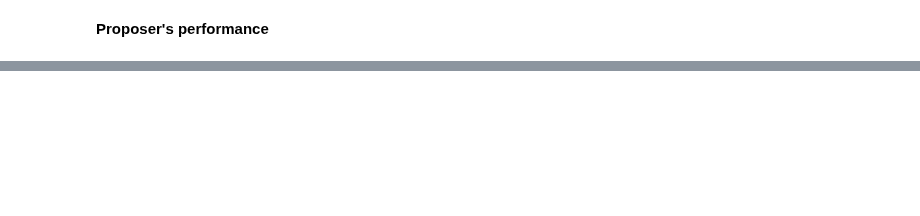
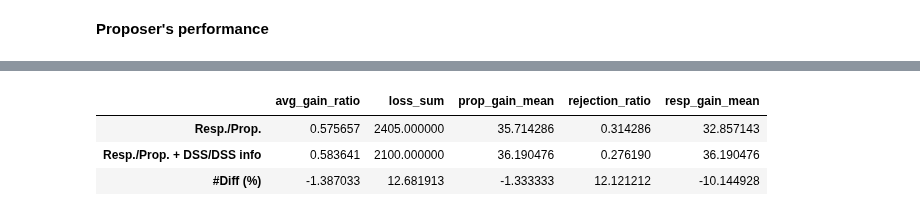
Before and after one commit to afranck64/ultimatum, a Jupyter notebook: notebooks/Data - t12a.ipynb, the cells around one changed output, grey strips where cells are left out. Saved outputs shown, nothing was run; the diff lists cells and outputs as text; code cells hidden in the pictures; blank space fills up the shorter version.

```diff
--- a/notebooks/Data - t12a.ipynb
+++ b/notebooks/Data - t12a.ipynb
@@ -156,0 +198,26 @@ mard:  49.85 %
+# %%
+df_infos = pd.DataFrame()
+#Human (fixed-matching) performance t00
+df_infos = df_infos.append(get_infos(df_full['min_offer'], df_full['offer']), ignore_index=True)
+#Human (cross-matched) average performance t00
+# df_infos = df_infos.append(get_infos(df_full['min_offer'], df_full['offer'], do_cross_compute=True), ignore_index=True)
+# #Human + DSS (fixed-matching) performance t00
+# df_infos = df_infos.append(get_infos(df_full['min_offer'], df_full['offer_final']), ignore_index=True)
+# #Human + DSS(cross-matched) average performance t00
+df_infos = df_infos.append(get_infos(df_full['min_offer_final'], df_full['offer_final']), ignore_index=True)
+#Top-model (fixed 50% prediction) average performance t00
+fixed_offer = MAX_GAIN // 2
+# df_infos = df_infos.append(get_infos(df_full['min_offer'], [fixed_offer], do_cross_compute=True), ignore_index=True)
+
+# df_infos.index = ["Responder", "Proposer (cross matched)", "Responder + DSS info", "Proposer + DSS (cross matched)", "AI-System"]
+df_infos.index = ["Resp./Prop.", "Resp./Prop. + DSS/DSS info"]
+
+# df_infos = df_infos.loc[["Resp./Prop.", "Resp./Prop. + DSS/DSS info"]]
+df_infos = df_infos.append(100*(df_infos.iloc[0] - df_infos.iloc[1]) / df_infos.iloc[0], ignore_index=True)
+df_infos.index = ["Resp./Prop.", "Resp./Prop. + DSS/DSS info", "#Diff (%)"]
+df_infos
+# %% [output]
+|  | avg_gain_ratio | loss_sum | prop_gain_mean | rejection_ratio | resp_gain_mean |
+| Resp./Prop. | 0.575657 | 2405.000000 | 35.714286 | 0.314286 | 32.857143 |
+| Resp./Prop. + DSS/DSS info | 0.583641 | 2100.000000 | 36.190476 | 0.276190 | 36.190476 |
+| #Diff (%) | -1.387033 | 12.681913 | -1.333333 | 12.121212 | -10.144928 |
```
Also changed, not shown: parts of 6 cells of this notebook, 22 other files.
